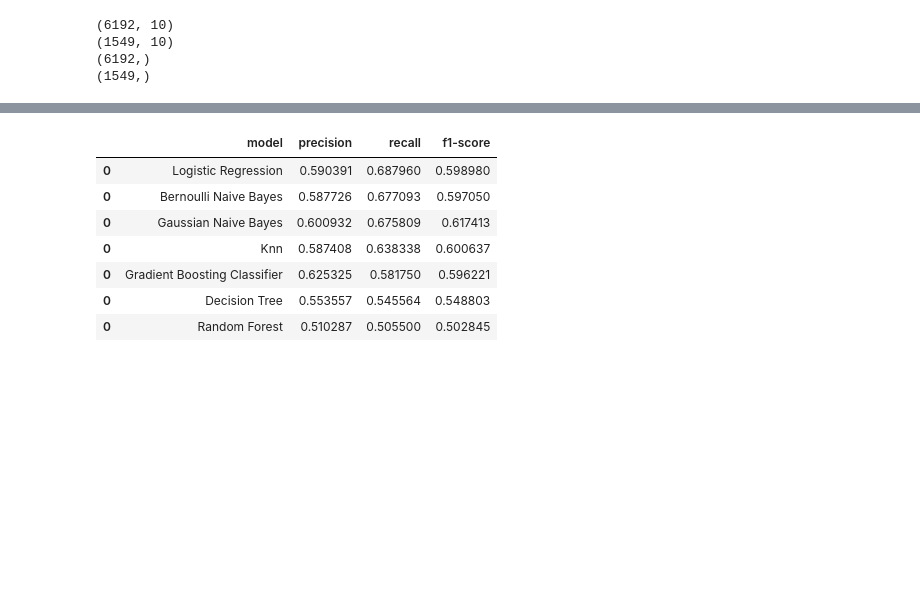
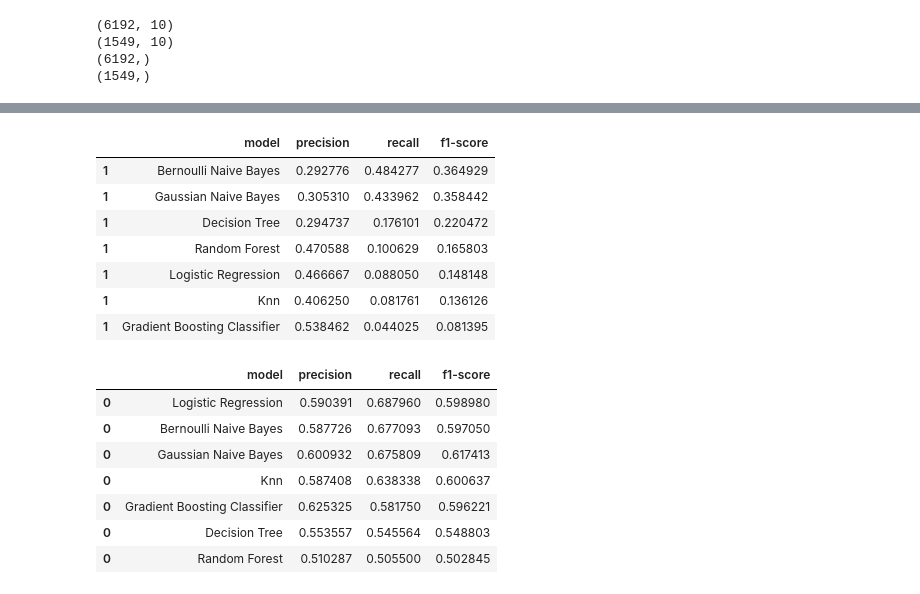
Before and after one commit to orenscarmeli/capstone210-ppd-carmeli_chari_hand_lee, a Jupyter notebook: modeling/initial_modeling.ipynb, the cells around one changed output, grey strips where cells are left out. Drawn from its saved outputs; the diff is of its cells as text; code cells hidden in the pictures; blank space fills up the shorter version.

```diff
--- a/modeling/initial_modeling.ipynb
+++ b/modeling/initial_modeling.ipynb
@@ -504,3 +524,14 @@ baseline_model[['model','precision','recall','f1-score']]
+# %%
+baseline_model[baseline_model['grouping'] == "depressed_yes"][['model','precision','recall','f1-score']]
+# %% [output]
+|  | model | precision | recall | f1-score |
+| 1 | Bernoulli Naive Bayes | 0.292776 | 0.484277 | 0.364929 |
+| 1 | Gaussian Naive Bayes | 0.305310 | 0.433962 | 0.358442 |
+| 1 | Decision Tree | 0.294737 | 0.176101 | 0.220472 |
+| 1 | Random Forest | 0.470588 | 0.100629 | 0.165803 |
+| 1 | Logistic Regression | 0.466667 | 0.088050 | 0.148148 |
+| 1 | Knn | 0.406250 | 0.081761 | 0.136126 |
+| 1 | Gradient Boosting Classifier | 0.538462 | 0.044025 | 0.081395 |
 # %%
 baseline_model_with_smote = baseline_models(x_train, y_train, x_test, y_test, do_smote=True)
 baseline_model_with_smote[['model','precision','recall','f1-score']]
```
Also changed, not shown: parts of 3 cells of this notebook.
